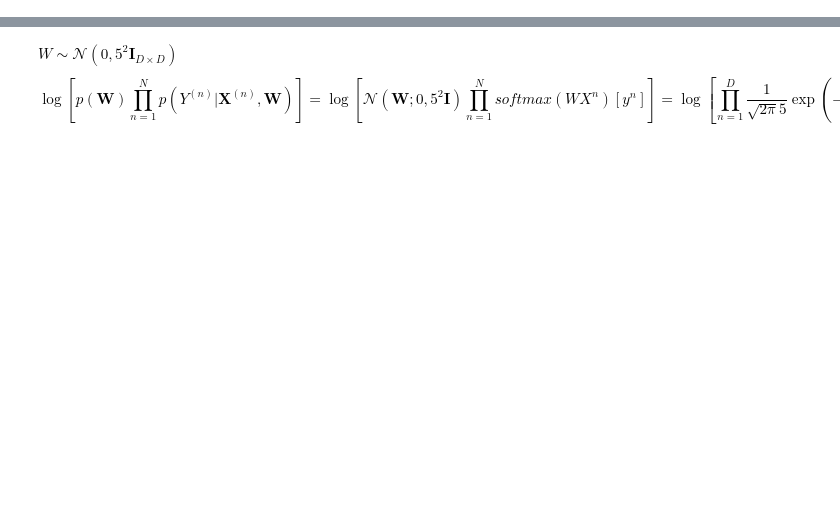
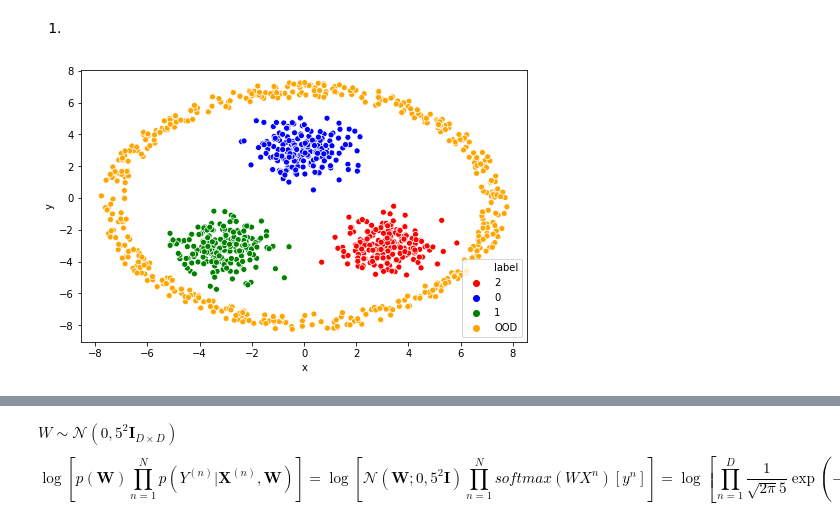
Before and after one commit to catharinewu/XXNM, a Jupyter notebook: NLM.ipynb, the cells around one changed output, grey strips where cells are left out. Saved outputs shown, nothing was run; the diff lists cells and outputs as text; code cells hidden in the pictures; blank space fills up the shorter version.

```diff
--- a/NLM.ipynb
+++ b/NLM.ipynb
@@ -49,3 +112,5 @@ def NN(data, input_shape, nc, batch_size, epochs, loss):
+# %% [markdown]
+1.
 # %%
 # generate 3 classes
 X, y = datasets.make_blobs(n_samples=[200,200,200],
@@ -56,17 +121,21 @@ X, y = datasets.make_blobs(n_samples=[200,200,200],
 # %%
 # generate OOD
 np.random.seed(0)
 r = 6.8 # radius
 x1, x2 = [], []
 for _ in range(500):
     # random angle
     angle = np.random.uniform(0,2 * np.pi)
     x1.append((r + random.random())*np.cos(angle))
     x2.append(-.5+(r + random.random())*np.sin(angle))
 df1a = pd.DataFrame(dict(x=X[:,0], y=X[:,1], label=y))
 df1a_ood = pd.DataFrame(dict(x=x1, y=x2, label='OOD'))
-#df1a = df1a.append(df1a_ood, ignore_index=True)
-#df1a
+df1a_a = df1a.append(df1a_ood, ignore_index=True)
+
+plt.figure(figsize=[8,5])
+sns.scatterplot(data=df1a_a, x="x", y="y", hue="label", palette=["red", "blue", "green", "orange"]);
+# %% [output]
+[figure, added]
 # %%
 # NN model
 model = NN(df1a, 2, 3, 32, 15, "categorical_crossentropy")
```
Also changed, not shown: parts of 35 cells of this notebook.
